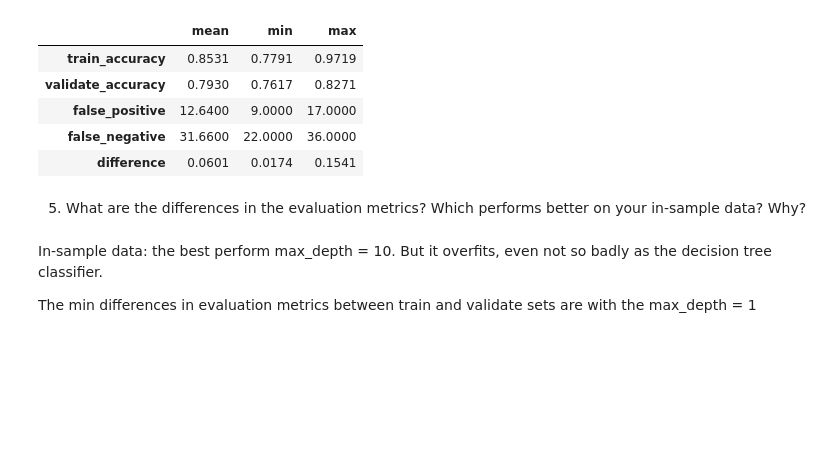
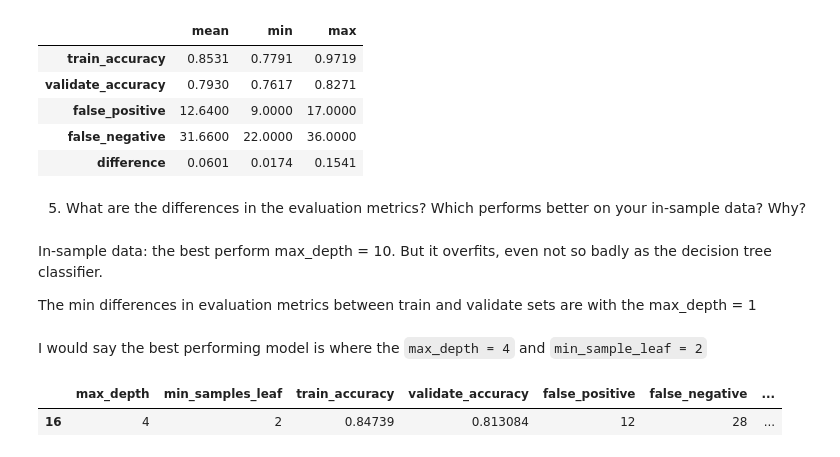
Before and after one commit to nadia-paz/classification-exercises, a Jupyter notebook: model_random_forest.ipynb, the cells around one changed output. Drawn from its saved outputs; the diff is of its cells as text; code cells hidden in the pictures; blank space fills up the shorter version.

````diff
--- a/model_random_forest.ipynb
+++ b/model_random_forest.ipynb
@@ -269,3 +274,10 @@ round(df.describe().loc[['mean', 'min', 'max'], 'train_accuracy':'difference'].T
 In-sample data: the best perform max_depth = 10. But it overfits, even not so badly as the decision tree classifier.
 
 The min differences in evaluation metrics between train and validate sets are with the max_depth = 1
+# %% [markdown]
+I would say the best performing model is where the ```max_depth = 4``` and ```min_sample_leaf = 2```
+# %%
+df.iloc[[16]]
+# %% [output]
+|  | max_depth | min_samples_leaf | train_accuracy | validate_accuracy | false_positive | false_negative | ... |
+| 16 | 4 | 2 | 0.84739 | 0.813084 | 12 | 28 | ... |
````
Also changed, not shown: parts of 4 cells of this notebook.
